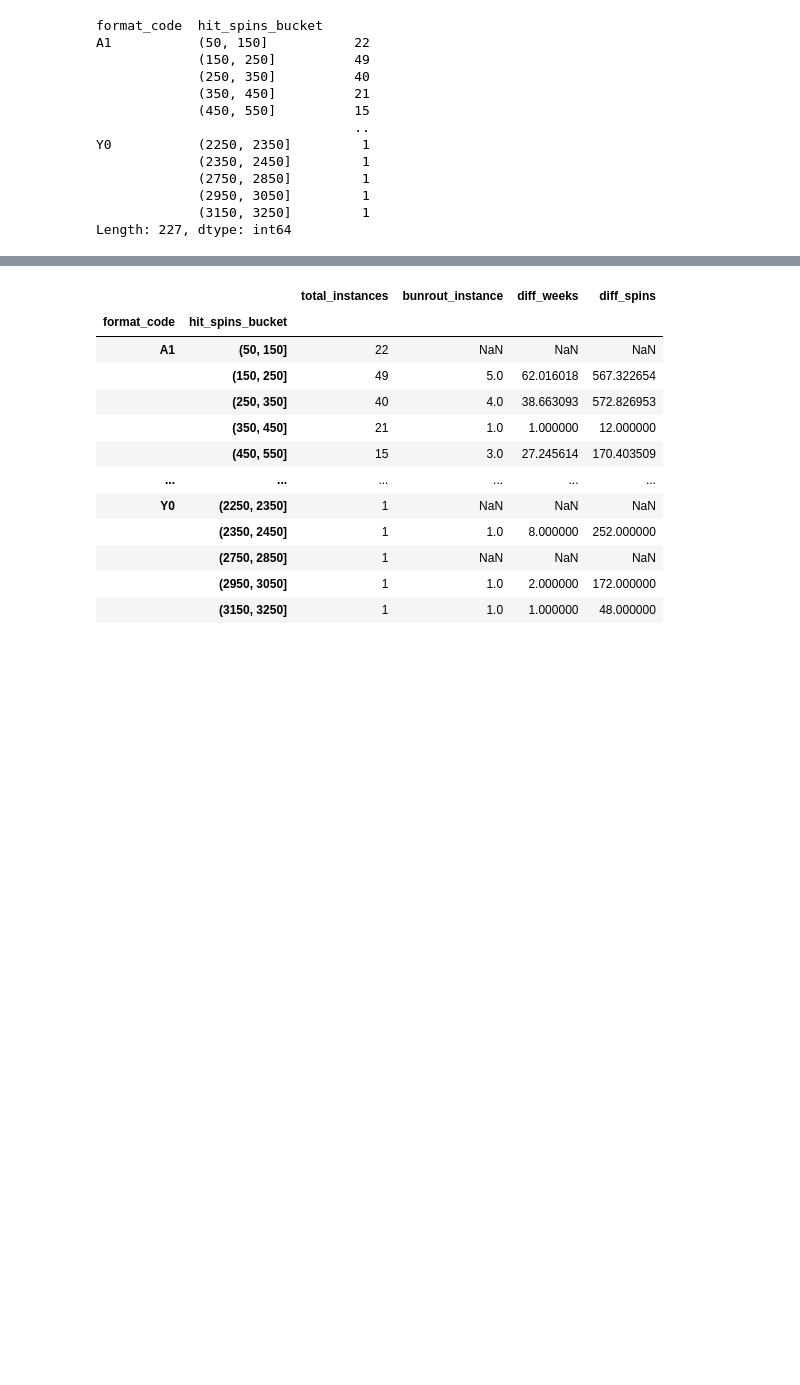
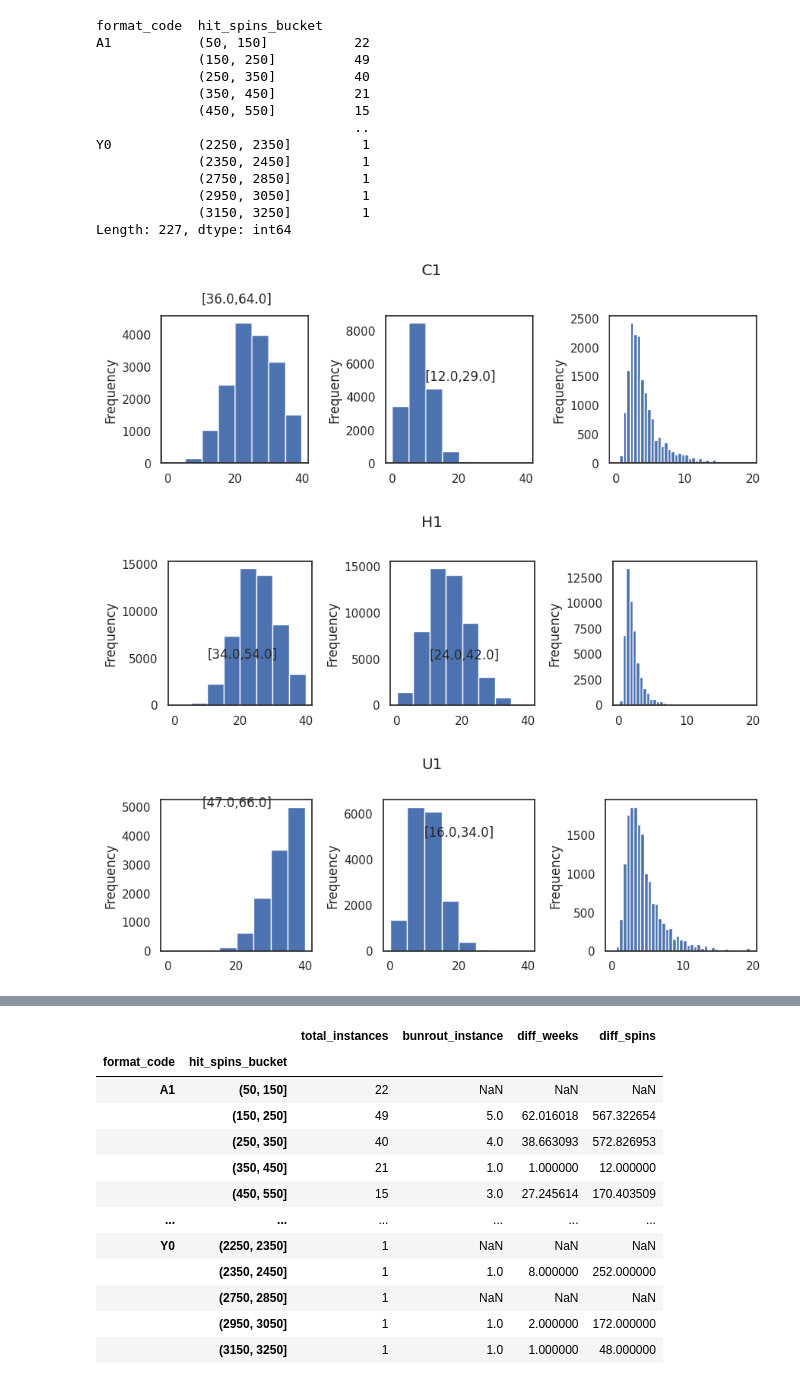
Before and after one commit to gjampanih/adds-early-burnout-warning-model, a Jupyter notebook: notebooks/ebw_metrics_analysis.ipynb, the cells around one changed output, grey strips where cells are left out. Drawn from its saved outputs; the diff is of its cells as text; code cells hidden in the pictures; blank space fills up the shorter version.

```diff
--- a/notebooks/ebw_metrics_analysis.ipynb
+++ b/notebooks/ebw_metrics_analysis.ipynb
@@ -338,8 +335,8 @@ df_ebw_metrics[idx].groupby (['mediabase_id', 'song_name', 'artist_name']).agg({
 # %%
 songs_sample = ['Fancy Like', 'Hard To Forget', 'Kinfolks', 'Breaking Up Was Easy In The...', '23', 'The Good Ones', 'I Hope f/Charlie Puth']
 # %%
-idx = (df_ebw_metrics['ddl_track_15'] >= 2) & (df_ebw_metrics['format_code'] == 'C1') & (df_ebw_metrics['song_name'].isin(songs_sample))
-# idx = (df_ebw_metrics['format_code'] == 'C1') & (df_ebw_metrics['song_name'].isin(songs_sample))
+# idx = (df_ebw_metrics['ddl_track_15'] >= 2) & (df_ebw_metrics['format_code'] == 'C1') & (df_ebw_metrics['song_name'].isin(songs_sample))
+idx = (df_ebw_metrics['f2b_track_1.15'] >= 2) & (df_ebw_metrics['format_code'] == 'C1') & (df_ebw_metrics['song_name'].isin(songs_sample))
 df_brn_temp = df_ebw_metrics.loc[idx].groupby(['format_code', 'call_letters', 'mediabase_id']).agg({'week_dt': np.min})
 # %%
 df_brn_instances = df_ebw_metrics.join(df_brn_temp, on=['format_code', 'call_letters', 'mediabase_id'], how='inner', rsuffix='_r')[['mediabase_id', 'call_letters', 'week_dt', 'song_name', 'artist_name', 'pop', 'ddl_metric', 'fav_metric', 'f2b_ratio', 'spins_non_on', 'cuml_spins_non_on', 'MarketSpinsToDate', 'stream_count', 'propn_market_spins']]
@@ -360,8 +357,8 @@ for i in song_artist_pairs:
 
     # df_brn_instances[(df_brn_instances['call_letters'] == 'WPGB-FM') & (df_brn_instances['mediabase_id'] == 2466281)].set_index(['week_dt'])['stream_count']plot(ax=ax, marker='^', color='orange')
     ax1=ax.twinx()
-    df_brn_instances[(df_brn_instances['call_letters'] == i[1]) & (df_brn_instances['mediabase_id'] == i[0]) & (~pd.isna(df_brn_instances['pop']))].set_index(['week_dt'])['ddl_metric'].plot(ax=ax1, marker='o')
-    ax1.set_ylim([0, 25])
+    df_brn_instances[(df_brn_instances['call_letters'] == i[1]) & (df_brn_instances['mediabase_id'] == i[0]) & (~pd.isna(df_brn_instances['pop']))].set_index(['week_dt'])['f2b_ratio'].plot(ax=ax1, marker='o')
+    ax1.set_ylim([0, 5])
     plt.legend(['weekly spins', 'DDL'])
 
     ax = plt.subplot(2,2,2)
@@ -369,28 +366,28 @@ for i in song_artist_pairs:
 
     ax1=ax.twinx()
     df_brn_instances[(df_brn_instances['call_letters'] == i[1]) & (df_brn_instances['mediabase_id'] == i[0]) & (~pd.isna(df_brn_instances['pop']))].set_index(['week_dt'])['ddl_metric'].plot(ax=ax1, marker='o')
-    ax1.set_ylim([0, 25])
+    ax1.set_ylim([0, 5])
     plt.legend(['market spins', 'DDL'])
 
     ax = plt.subplot(2,2,3)
     df_brn_instances[(df_brn_instances['call_letters'] == i[1]) & (df_brn_instances['mediabase_id'] == i[0])].set_index(['week_dt'])['stream_count'].rolling(1).mean().plot(ax=ax, marker='^', color='orange')
 
     ax1=ax.twinx()
-    df_brn_instances[(df_brn_instances['call_letters'] == i[1]) & (df_brn_instances['mediabase_id'] == i[0]) & (~pd.isna(df_brn_instances['pop']))].set_index(['week_dt'])['ddl_metric'].plot(ax=ax1, marker='o')
-    ax1.set_ylim([0, 25])
+    df_brn_instances[(df_brn_instances['call_letters'] == i[1]) & (df_brn_instances['mediabase_id'] == i[0]) & (~pd.isna(df_brn_instances['pop']))].set_index(['week_dt'])['f2b_ratio'].plot(ax=ax1, marker='o')
+    ax1.set_ylim([0, 5])
     plt.legend(['stream count', 'DDL'])
 
     ax = plt.subplot(2,2,4)
     df_brn_instances[(df_brn_instances['call_letters'] == i[1]) & (df_brn_instances['mediabase_id'] == i[0]) & (~pd.isna(df_brn_instances['pop']))].set_index(['week_dt'])['pop'].rolling(1).mean().plot(ax=ax, marker='^', color='orange', label='POP')
 
     ax1=ax.twinx()
-    df_brn_instances[(df_brn_instances['call_letters'] == i[1]) & (df_brn_instances['mediabase_id'] == i[0]) & (~pd.isna(df_brn_instances['pop']))].set_index(['week_dt'])['ddl_metric'].plot(ax=ax1, marker='o', label='DDL')
-    ax1.set_ylim([0, 25])
+    df_brn_instances[(df_brn_instances['call_letters'] == i[1]) & (df_brn_instances['mediabase_id'] == i[0]) & (~pd.isna(df_brn_instances['pop']))].set_index(['week_dt'])['f2b_ratio'].plot(ax=ax1, marker='o', label='DDL')
+    ax1.set_ylim([0, 5])
     plt.legend()
 
     plt.suptitle(df_ebw_metrics[df_ebw_metrics['mediabase_id'] == i[0]]['song_name'].drop_duplicates().iloc[0] + ' (' + df_ebw_metrics[df_ebw_metrics['mediabase_id'] == i[0]]['artist_name'].drop_duplicates().iloc[0] + ') @ ' + i[1])
     plt.tight_layout()
-    plt.savefig(os.getcwd() + '/img/' + df_ebw_metrics[df_ebw_metrics['mediabase_id'] == i[0]]['song_name'].drop_duplicates().iloc[0].replace('/', '_') + '_' + df_ebw_metrics[df_ebw_metrics['mediabase_id'] == i[0]]['artist_name'].drop_duplicates().iloc[0] + '_' + i[1] + '.jpeg', format='jpeg', dpi=300)
+    plt.savefig(os.getcwd() + '/img/' + df_ebw_metrics[df_ebw_metrics['mediabase_id'] == i[0]]['song_name'].drop_duplicates().iloc[0].replace('/', '_') + '_' + df_ebw_metrics[df_ebw_metrics['mediabase_id'] == i[0]]['artist_name'].drop_duplicates().iloc[0] + '_' + i[1] + '_f2b.jpeg', format='jpeg', dpi=300)
     plt.close()
 # %%
 # Plot pop/ddl/fav, f2b, spins(weekly, market), streams
@@ -432,6 +429,34 @@ Y0           (2250, 2350]         1
              (2950, 3050]         1
              (3150, 3250]         1
 Length: 227, dtype: int64
+# %%
+# Look a distribution of DDL and F2b for major formats
+for fmt in major_formats:
+    idx = (df_hits['format_code']==fmt) & (~pd.isna(df_hits['pop']))
+    fig = plt.figure(figsize=(9, 3))
+    ax1= plt.subplot(1,3,1)
+    df_hits[idx]['fav_metric'].plot(ax=ax1, kind='hist', bins=np.arange(0,45,5))
+    ax1.text(y= 5000, x= 10, s='[' + str(np.quantile(df_hits[idx]['fav_metric'], 0.90)) + ',' + str(np.max(df_hits[idx]['fav_metric'])) + ']')
+
+    ax2= plt.subplot(1,3,2)
+    df_hits[idx]['ddl_metric'].plot(ax=ax2, kind='hist', bins=np.arange(0,45,5))
+    ax2.text(y= 5000, x= 10, s='[' + str(np.quantile(df_hits[idx]['ddl_metric'], 0.90)) + ',' + str(np.max(df_hits[idx]['ddl_metric'])) + ']')
+
+    ax3=plt.subplot(1,3,3)
+    df_hits[idx]['f2b_ratio'].plot(ax=ax3, kind='hist', bins=np.arange(0,20,0.5))
+
+
+    ax1.set_aspect(1/ax1.get_data_ratio())
+    ax2.set_aspect(1/ax2.get_data_ratio())
+    ax3.set_aspect(1/ax3.get_data_ratio())
+
+    plt.suptitle(fmt)
+    fig.tight_layout()
+    plt.show()
+# %% [output]
+[figure, added]
+[figure, added]
+[figure, added]
 # %%
 df_hits_brn = df_hits.join(df_hits[(df_hits['ddl_track_20'] >= 2) & (df_hits['week_dt'] > df_hits['week_dt_r'])].groupby(['format_code', 'call_letters', 'mediabase_id']).agg({'week_dt': np.min, 'weeks_since_release': np.min, 'cuml_spins_non_on':np.min}), how='right', on = ['format_code', 'call_letters', 'mediabase_id'], rsuffix='_brn')
 # %%
```
Also changed, not shown: parts of 15 cells of this notebook.
